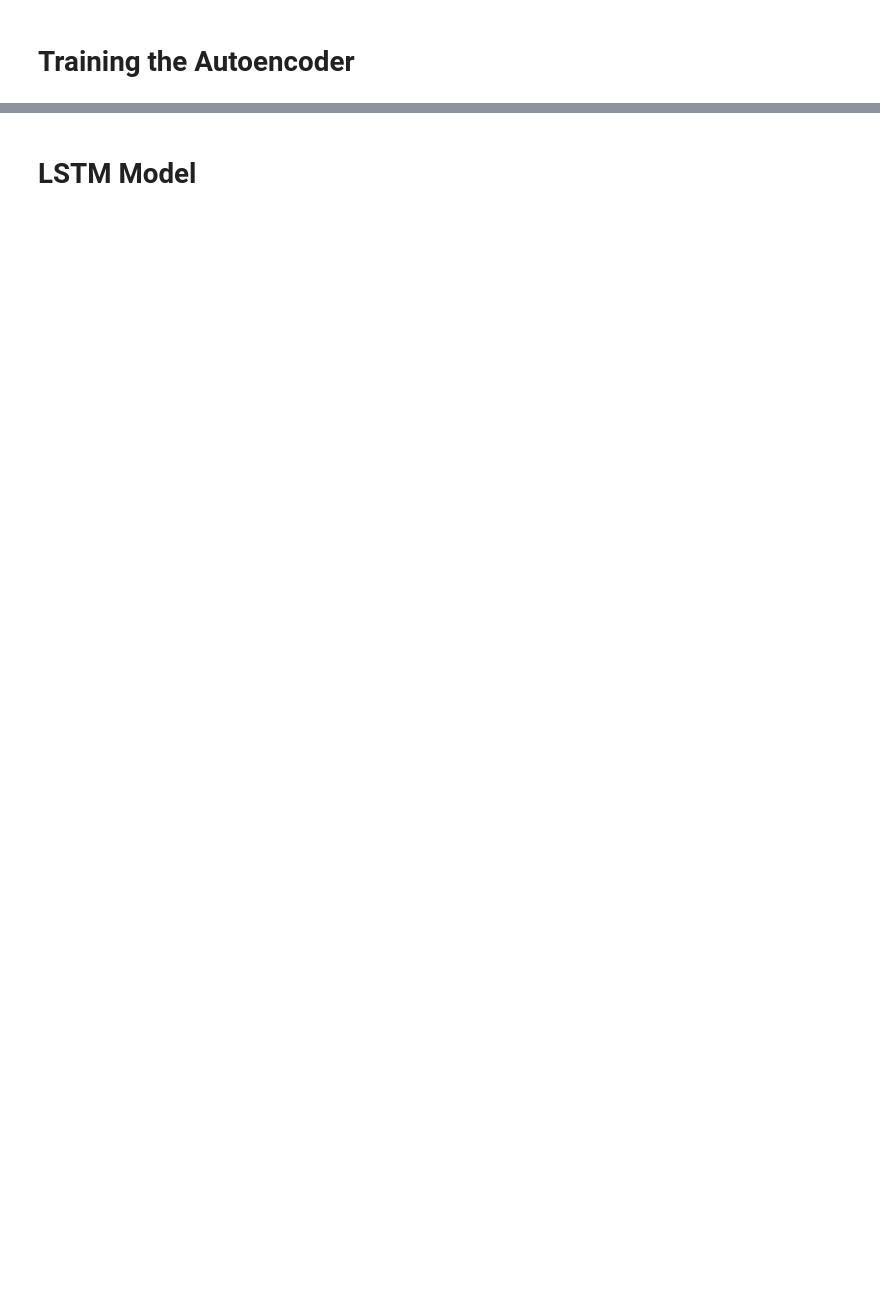
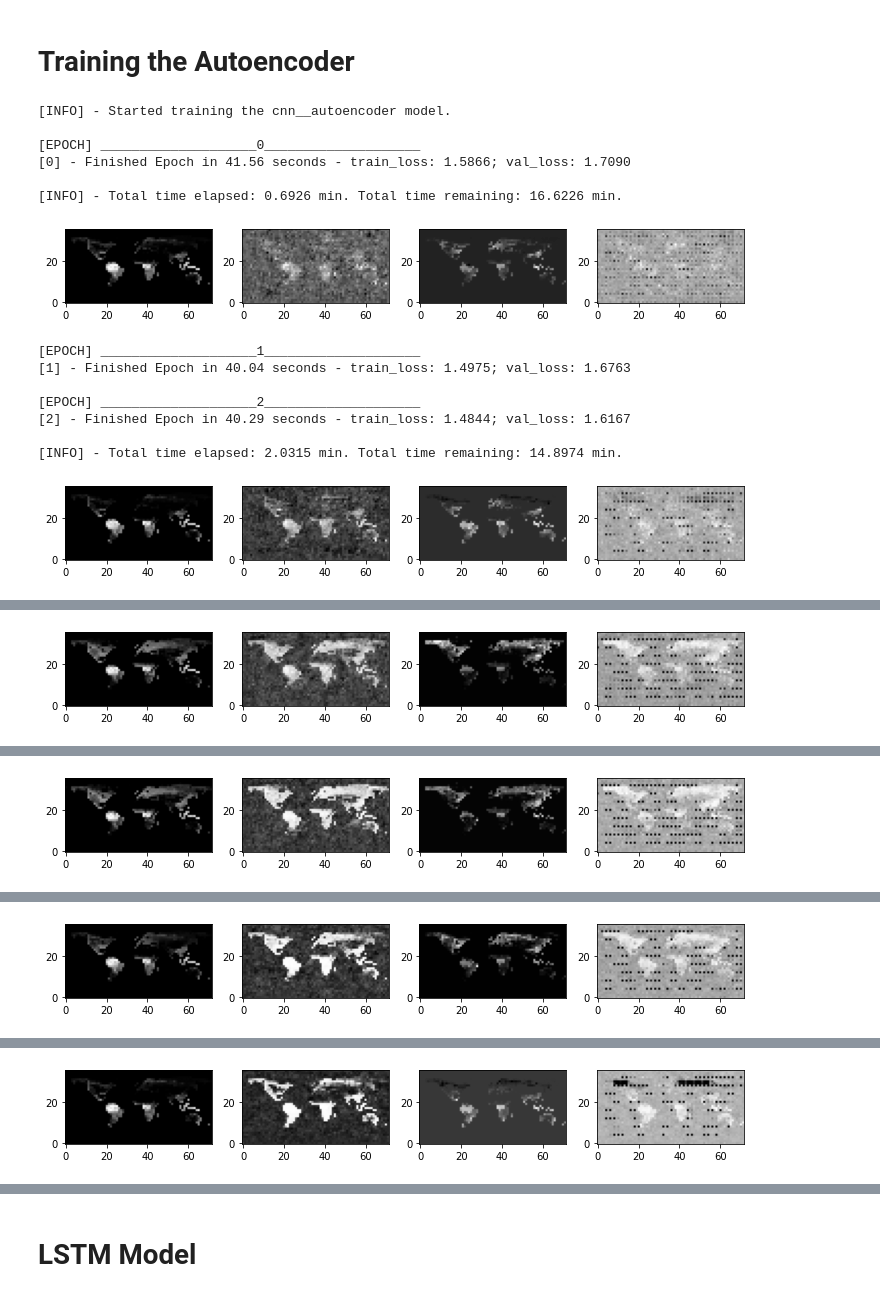
Before and after one commit to moorugi98/hackathon-climate-team0, a Jupyter notebook: conv_RNN_conv.ipynb, the cells around one changed output, grey strips where cells are left out. Saved outputs shown, nothing was run; the diff lists cells and outputs as text; code cells hidden in the pictures; blank space fills up the shorter version.

```diff
--- a/conv_RNN_conv.ipynb
+++ b/conv_RNN_conv.ipynb
@@ -206,7 +250,7 @@ def train_step_AE(model, train_ds, loss_function, optimizer, train_loss_metric):
     '''
     Training for one epoch. Adjusted for Autoencoder as there are no acc_metric.
     '''
-    for img, label in train_ds:  # there are no (input,label) pairs
+    for img in train_ds:
         with tf.GradientTape() as tape:
             # forward pass
             prediction = model(img, training=True)
@@ -228,7 +272,7 @@ def eval_step_AE(model, ds, loss_function, loss_metric):
     prediction = 0.0
     img = 0.0
 
-    for img, label in ds:
+    for img in ds:
         # forward pass
         prediction = model(img, training=False)
 
@@ -254,71 +306,45 @@ optimizer = tf.keras.optimizers.Adam(laerning_rate)
-# %%
-metrics_AE = [tf.keras.metrics.Mean('train_loss'),
-              tf.keras.metrics.Mean('test_loss')]
-
-# loss[0] - train, loss[1] - test
-losses_AE = []
-
-times = []
 # %%
-print(f'[INFO] - Evaluating the Dataset on the {model_AE.name} before training.')
-timer.start()
-
-# evaluate once before training
-eval_step_AE(model_AE,
-             train_ds,
-             loss_function,
-             loss_metric=train_loss_metric)
-
-eval_step_AE(model_AE,
-             test_ds,
-             loss_function,
-             loss_metric=test_loss_metric)
-
-# Evaluate the metrics
-eval_metrics(metrics=metrics_AE, metric_lists=losses_AE)
-
-# Evaluate the timer
-elapsed_time = timer.stop()
-times.append(elapsed_time)
-
-print(f'train_loss: {train_loss:0.4f}, test_loss: {test_loss:0.4f}')
+print(f'[INFO] - Started training the {model_AE.name} model.')
 
 for epoch in range(epochs):
     print(f'\n[EPOCH] ____________________{epoch}____________________')
 
     timer.start()
 
     # Training step
-    train_step_AE(model_AE, train_ds, loss_function, optimizer, train_loss_metric)
+    train_step_AE(model_AE, train_ds, loss_function, optimizer, metrics_AE[0])
 
     # Test step
-    img_original, img_reconstructed = eval_step_AE(model_AE, test_ds, loss_function, test_loss_metric)
+    img_original, img_reconstructed = eval_step_AE(model_AE, val_ds, loss_function, metrics_AE[1])
 
     # Evaluate the metrics
     eval_metrics(metrics=metrics_AE, metric_lists=losses_AE)
 
     elapsed_time = timer.stop()
     times.append(elapsed_time)
 
-    print(f'[{epoch}] - Finished Epoch in {elapsed_time:0.2f} seconds - train_loss: {train_loss:0.4f}; test_loss: {test_loss:0.4f}')
+    print(f'[{epoch}] - Finished Epoch in {elapsed_time:0.2f} seconds - train_loss: {losses_AE[0][-1]:0.4f}; val_loss: {losses_AE[1][-1]:0.4f}')
 
     # print progress every while
-    if epoch%5 == 0:
-        print(f'\n[INFO] - Total time elapsed: {np.sum(times)/60:0.4f} min. Total time remaining: {(np.sum(times)/(epoch+1))*(EPOCHS-epoch-1)/60:0.4f} min.')
+    if epoch%2 == 0:
+        print(f'\n[INFO] - Total time elapsed: {np.sum(times)/60:0.4f} min. Total time remaining: {(np.sum(times)/(epoch+1))*(epochs-epoch-1)/60:0.4f} min.')
+        plot_AE_representation(img_original, img_reconstructed)
 
-        # Visualize reconstructed image
-        plt.figure(figsize=(1, 2))
-
-        plt.subplot(121)
-        plt.title('Original Image')
-        plt.imshow(img_original[0,:,:,0], cmap='gray')
-
-        plt.subplot(122)
-        plt.title('Reconstructed Image')
-        plt.imshow(img_reconstructed[0,:,:,0], cmap='gray')
-
-        plt.tight_layout()
-
-        plt.show()
 
 print(f'\n[INFO] - Total run time: {np.sum(times)/60:0.4f} min.')
+# %% [output]
+[INFO] - Started training the cnn__autoencoder model.
+
+[EPOCH] ____________________0____________________
+[0] - Finished Epoch in 41.56 seconds - train_loss: 1.5866; val_loss: 1.7090
+
+[INFO] - Total time elapsed: 0.6926 min. Total time remaining: 16.6226 min.
+[figure, added]
+[EPOCH] ____________________1____________________
+[1] - Finished Epoch in 40.04 seconds - train_loss: 1.4975; val_loss: 1.6763
+
+[EPOCH] ____________________2____________________
+[2] - Finished Epoch in 40.29 seconds - train_loss: 1.4844; val_loss: 1.6167
+
+[INFO] - Total time elapsed: 2.0315 min. Total time remaining: 14.8974 min.
+[figure, added]
@@ -324,0 +358 @@ print(f'\n[INFO] - Total run time: {np.sum(times)/60:0.4f} min.')
+[figure, added]
@@ -324,0 +366 @@ print(f'\n[INFO] - Total run time: {np.sum(times)/60:0.4f} min.')
+[figure, added]
@@ -324,0 +374 @@ print(f'\n[INFO] - Total run time: {np.sum(times)/60:0.4f} min.')
+[figure, added]
@@ -324,0 +382 @@ print(f'\n[INFO] - Total run time: {np.sum(times)/60:0.4f} min.')
+[figure, added]
```
Also changed, not shown: parts of 15 cells of this notebook, 1 other file.
